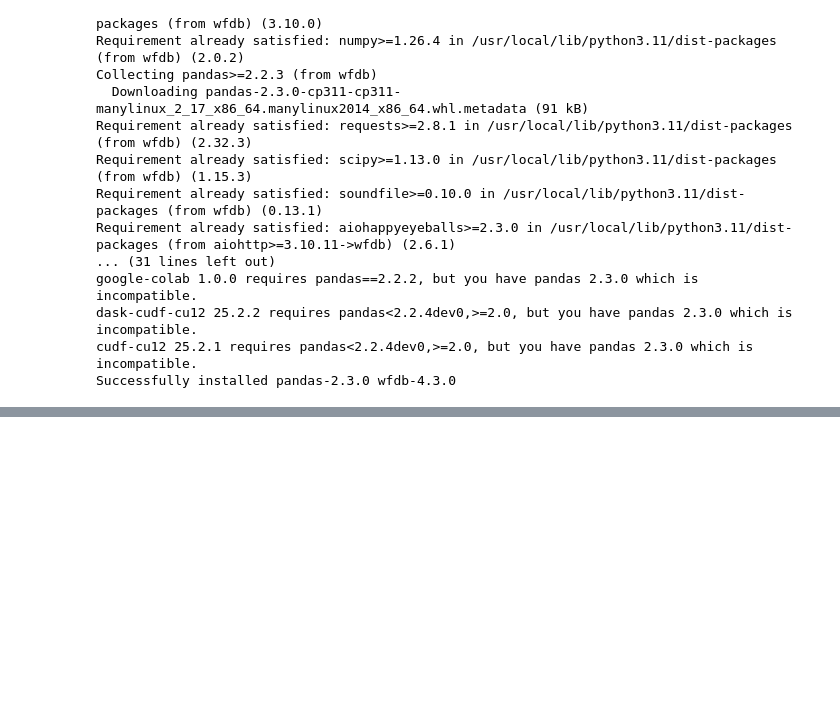
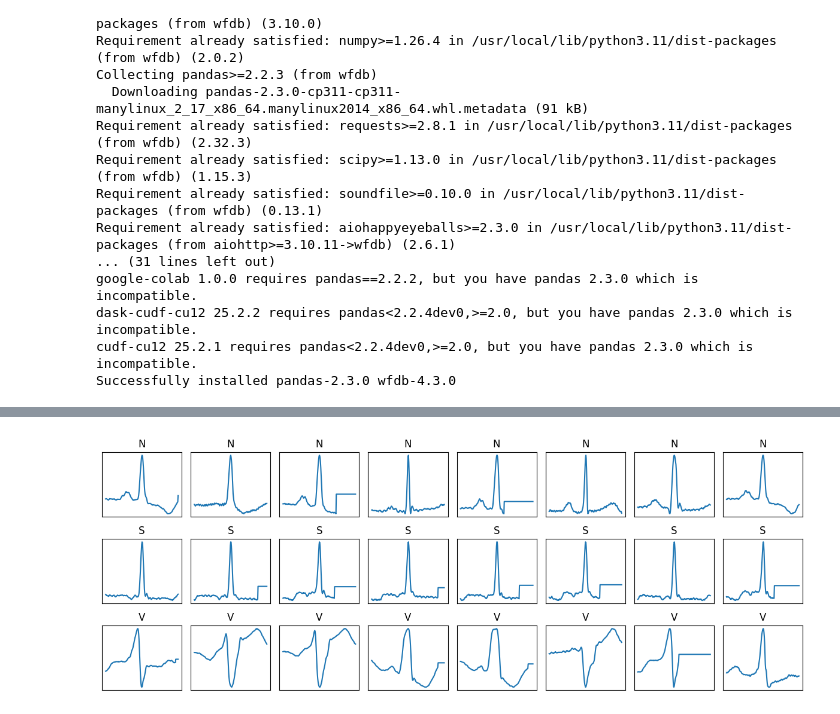
Before and after one commit to ellieshin12/vital_nana, a Jupyter notebook: mit_bih_arrhythmia.ipynb, the cells around one changed output, grey strips where cells are left out. Saved outputs shown, nothing was run; the diff lists cells and outputs as text; code cells hidden in the pictures; blank space fills up the shorter version.

```diff
--- a/mit_bih_arrhythmia.ipynb
+++ b/mit_bih_arrhythmia.ipynb
@@ -139,0 +180,21 @@ print(df_rhythms.groupby('rhythm_type')['count'].sum().sort_values(ascending=Fal
+# %%
+import random
+
+SAMPLES_PER_LABEL = 8  # Number of samples to select per label
+
+# Plot the sampled data
+fig, axes = plt.subplots(len(labels), SAMPLES_PER_LABEL, figsize=(1.5 * SAMPLES_PER_LABEL, 1.5 * len(labels)))
+for i, label in enumerate(labels):
+    # Randomly sample indices
+    sampled_indices = random.sample(np.where(o[:, i])[0].tolist(), SAMPLES_PER_LABEL)
+    for j in range(SAMPLES_PER_LABEL):
+        ax = axes[i,j]
+        ax.plot(x[sampled_indices[j],:IPEAK*2])
+        ax.set_title(label)
+        ax.get_xaxis().set_visible(False)
+        ax.get_yaxis().set_visible(False)
+
+plt.tight_layout()
+plt.show()
+# %% [output]
+[figure, added]
```
Also changed, not shown: parts of 5 cells of this notebook.
